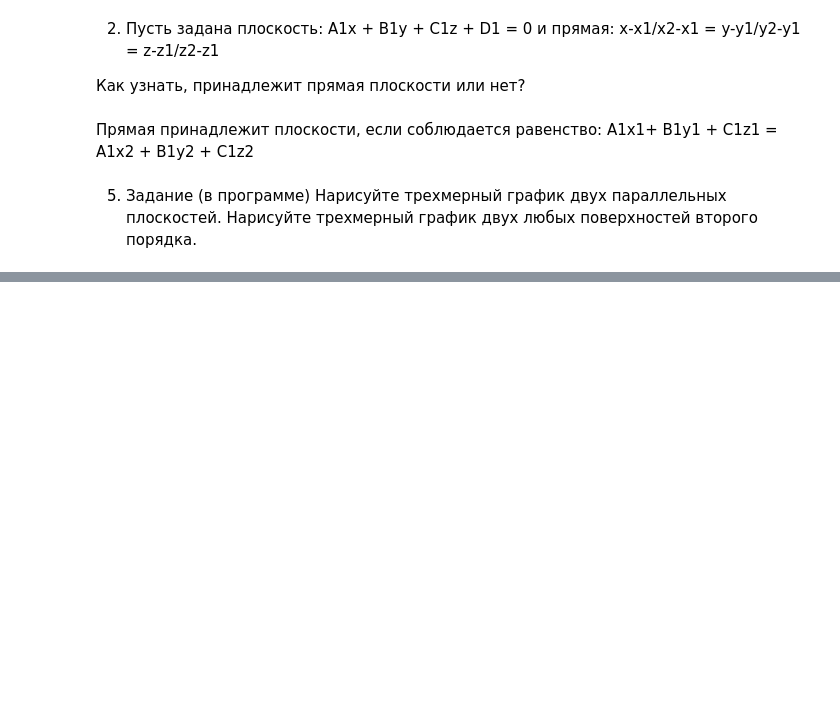
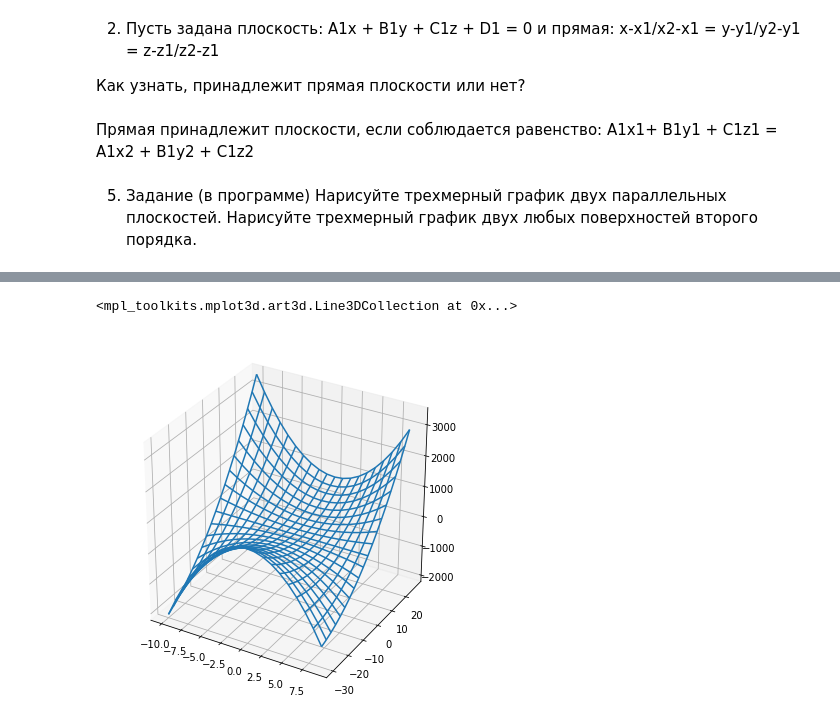
Before and after one commit to aldalinde/Python_for_DSc, a Jupyter notebook: higher_math_1.ipynb, the cells around one changed output, grey strips where cells are left out. Cells and saved outputs as stored; diff of their text form; code cells hidden in the pictures; blank space fills up the shorter version.

```diff
--- a/higher_math_1.ipynb
+++ b/higher_math_1.ipynb
@@ -247,0 +275,11 @@ A1x1+ B1y1 + C1z1 = A1x2 + B1y2 + C1z2
+# %%
+fig = figure()
+ax = Axes3D(fig)
+a = np.arange(-10, 10)
+b = a * 3
+x_ssp, y_ssp = np.meshgrid(a , b)
+z_ssp = x_ssp**2 * y_ssp + y_ssp**2
+ax.plot_wireframe(x_ssp, y_ssp, z_ssp)
+# %% [output]
+<mpl_toolkits.mplot3d.art3d.Line3DCollection at 0x...>
+[figure, added]
```
Also changed, not shown: parts of 3 cells of this notebook.
